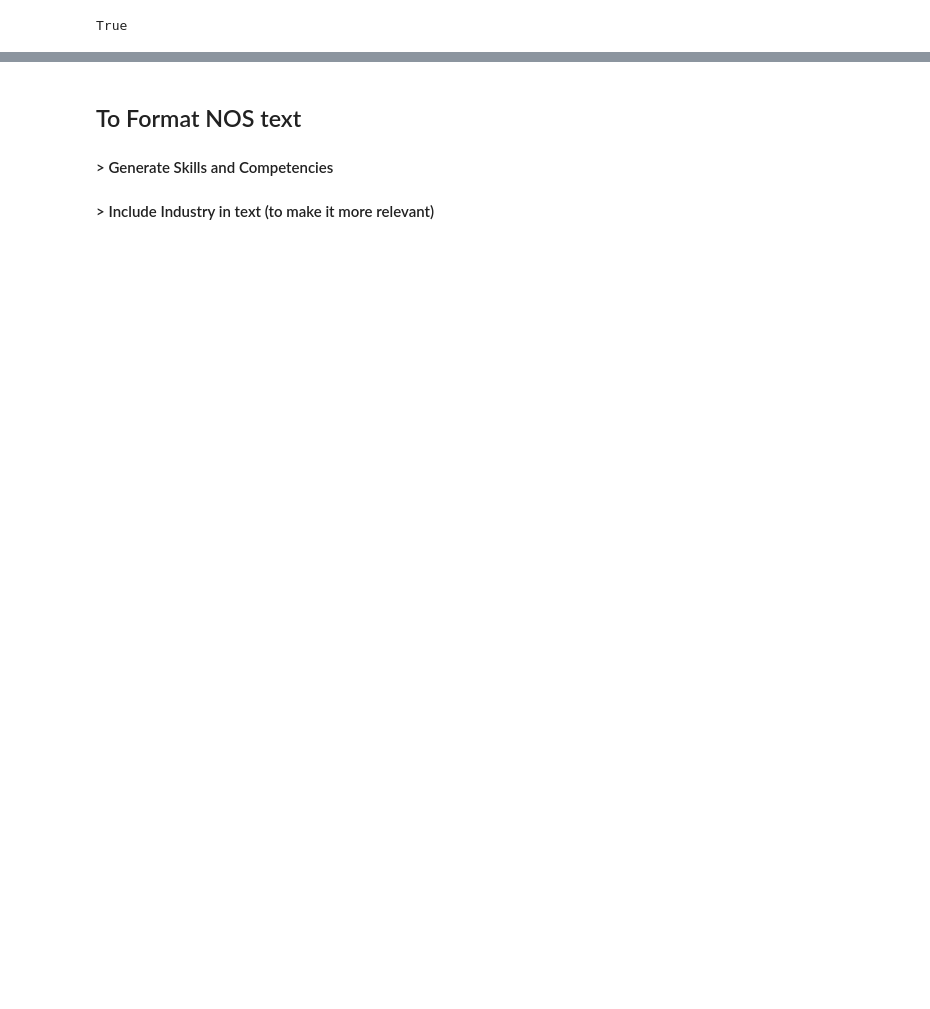
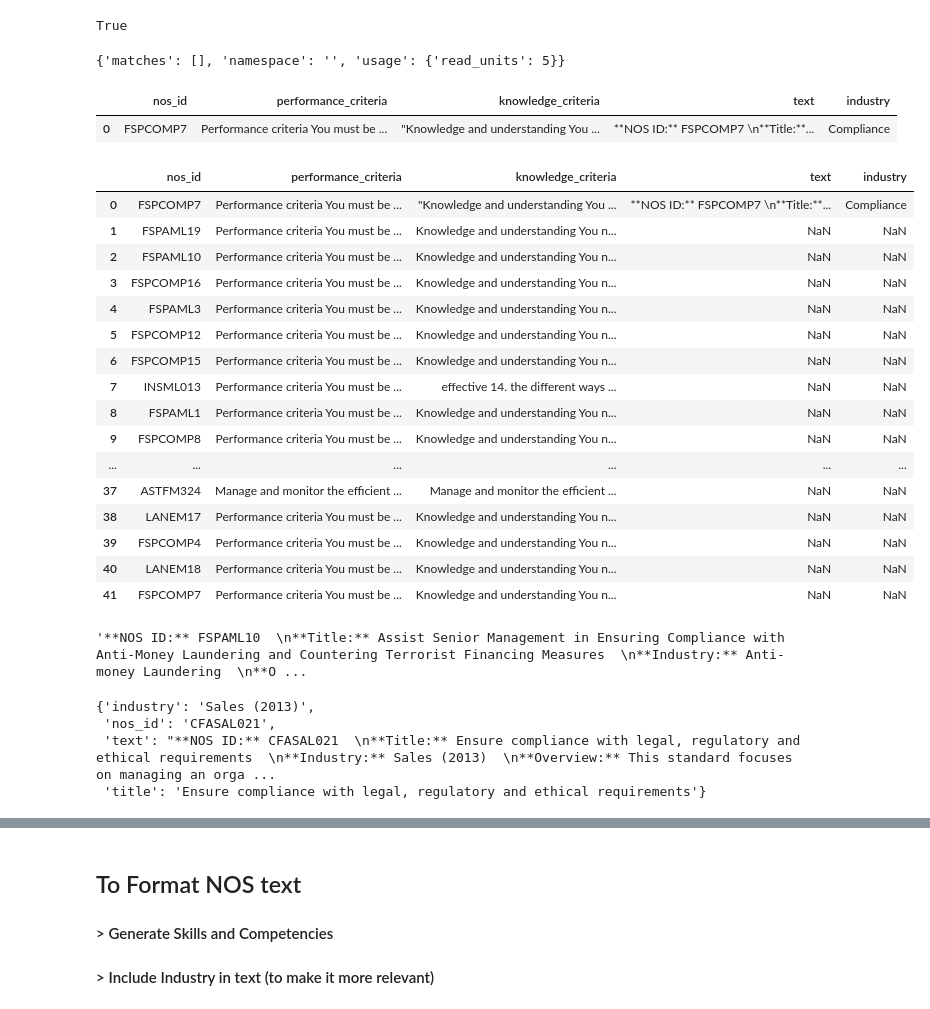
Before and after one commit to Manoj-619/Cosmo, a Jupyter notebook: notebooks/NOS Retrieval testing.ipynb, the cells around one changed output, grey strips where cells are left out. Cells and saved outputs as stored; diff of their text form; code cells hidden in the pictures; blank space fills up the shorter version.

Commit message:
static JDs and NOS addition to models

```diff
--- a/notebooks/NOS Retrieval testing.ipynb
+++ b/notebooks/NOS Retrieval testing.ipynb
@@ -95,0 +90,30 @@ nos_docs= fetch_nos_text(query)
+# %%
+nos_docs
+# %% [output]
+{'matches': [], 'namespace': '', 'usage': {'read_units': 5}}
+# %%
+required_nos_ids = """FSPAML19, FSPAML10, FSPCOMP16, FSPAML3, FSPCOMP12, FSPCOMP15, FSPAML19, FSPAML10, INSML013, FSPAML1, FSPCOMP8, FSPAML5, CFAGOR6,
+SFJCCBE4.1, INSML021, PROMPR4, SFJHD2, SFJCCBE2.1, INSML017,
+CLDSCCD25, INSML032, LSI CM10, INSML019, INSML019, INSML043, REC1,
+INSML052, INSCS030, INSCS034, INSCS043, SKSAS22, INSCS014, INSCS039, INSCS038,
+INSCS030, INSCS039, INSCS038, INSML052, INSCS010,
+INSCS028, SKAOSC34, INSCS039, INSCS010, INSCS002,
+FSPFCC04, FSPCOMP9, CFAGOR6, FSPCOMP2, FSPCOMP10, FSPCOMP16,
+FSPCOMP3, CFARMA006, FSPCOMP6, FSPCOMP8, INSML013, CFAGOR3, ASTFM324, LANEM17, CFAGOR5, FSPCOMP4, FSPCOMP16, CFAGOR6, LANEM18,
+INSML013, FSPCOMP7, FSPCOMP15, UNSML009, FSPCOMP16, CFAGOR3, ASTFM324, LANEM17"""
+
+required_nos_ids = required_nos_ids.split(',')
+required_nos_ids = [id.strip() for id in required_nos_ids]
+# %%
+query_vector = get_embedding("")
+# %%
+from tqdm import tqdm
+import pandas as pd
+
+excel_file_path = r"/Users/mumtaz/Documents/projects/zavmo/zavmo-api/zavmo/assets/static_data/JDs_NOS_OFQUAL.xlsx"
+# %%
+existing_data = pd.read_excel(excel_file_path, sheet_name='NOS model')
+existing_data
+# %% [output]
+|  | nos_id | performance_criteria | knowledge_criteria | text | industry |
+| 0 | FSPCOMP7 | Performance criteria You must be ... | "Knowledge and understanding You ... | **NOS ID:** FSPCOMP7 \n**Title:**... | Compliance |
@@ -95,0 +174,31 @@ nos_docs= fetch_nos_text(query)
+# %%
+existing_data
+# %% [output]
+|  | nos_id | performance_criteria | knowledge_criteria | text | industry |
+| 0 | FSPCOMP7 | Performance criteria You must be ... | "Knowledge and understanding You ... | **NOS ID:** FSPCOMP7 \n**Title:**... | Compliance |
+| 1 | FSPAML19 | Performance criteria You must be ... | Knowledge and understanding You n... | NaN | NaN |
+| 2 | FSPAML10 | Performance criteria You must be ... | Knowledge and understanding You n... | NaN | NaN |
+| 3 | FSPCOMP16 | Performance criteria You must be ... | Knowledge and understanding You n... | NaN | NaN |
+| 4 | FSPAML3 | Performance criteria You must be ... | Knowledge and understanding You n... | NaN | NaN |
+| 5 | FSPCOMP12 | Performance criteria You must be ... | Knowledge and understanding You n... | NaN | NaN |
+| 6 | FSPCOMP15 | Performance criteria You must be ... | Knowledge and understanding You n... | NaN | NaN |
+| 7 | INSML013 | Performance criteria You must be ... | effective 14. the different ways ... | NaN | NaN |
+| 8 | FSPAML1 | Performance criteria You must be ... | Knowledge and understanding You n... | NaN | NaN |
+| 9 | FSPCOMP8 | Performance criteria You must be ... | Knowledge and understanding You n... | NaN | NaN |
+| ... | ... | ... | ... | ... | ... |
+| 37 | ASTFM324 | Manage and monitor the efficient ... | Manage and monitor the efficient ... | NaN | NaN |
+| 38 | LANEM17 | Performance criteria You must be ... | Knowledge and understanding You n... | NaN | NaN |
+| 39 | FSPCOMP4 | Performance criteria You must be ... | Knowledge and understanding You n... | NaN | NaN |
+| 40 | LANEM18 | Performance criteria You must be ... | Knowledge and understanding You n... | NaN | NaN |
+| 41 | FSPCOMP7 | Performance criteria You must be ... | Knowledge and understanding You n... | NaN | NaN |
+# %%
+nos_docs['matches'][0]['metadata']['text']
+# %% [output]
+'**NOS ID:** FSPAML10  \n**Title:** Assist Senior Management in Ensuring Compliance with Anti-Money Laundering and Countering Terrorist Financing Measures  \n**Industry:** Anti-money Laundering  \n**O ...
+# %%
+nos_docs['matches'][0]['metadata']
+# %% [output]
+{'industry': 'Sales (2013)',
+ 'nos_id': 'CFASAL021',
+ 'text': "**NOS ID:** CFASAL021  \n**Title:** Ensure compliance with legal, regulatory and ethical requirements  \n**Industry:** Sales (2013)  \n**Overview:** This standard focuses on managing an orga ...
+ 'title': 'Ensure compliance with legal, regulatory and ethical requirements'}
```
Also changed, not shown: parts of 16 cells of this notebook, 8 other files.
